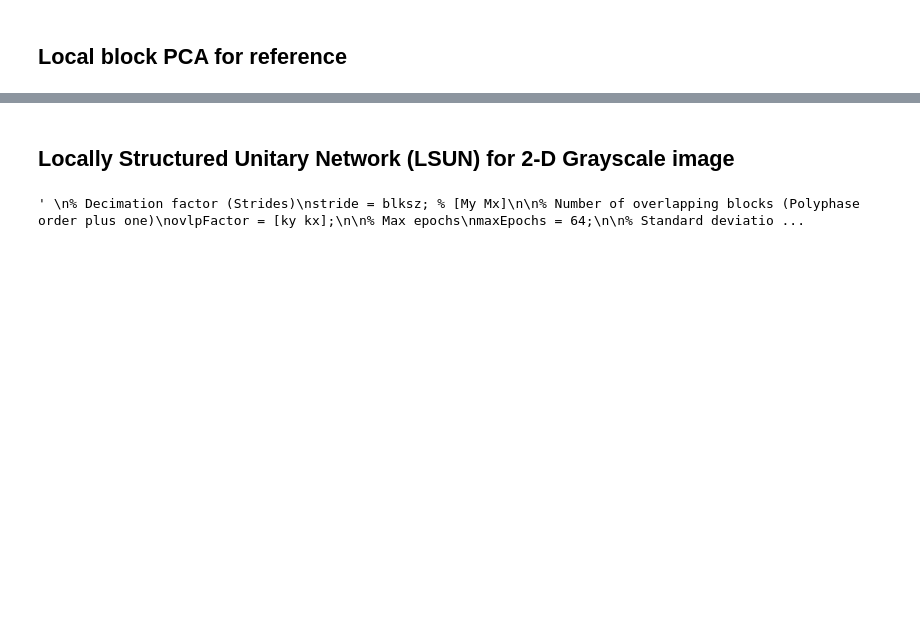
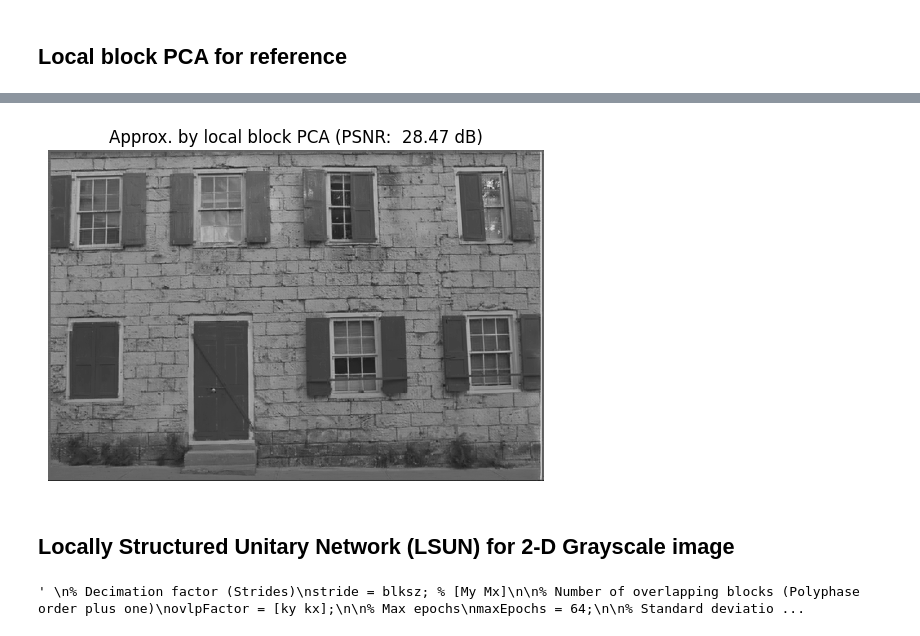
Before and after one commit to msiplab/TanSacNet, a Jupyter notebook: code/examples/lsun/main_lsun.ipynb, the cells around one changed output, grey strips where cells are left out. Cells and saved outputs as stored; diff of their text form; code cells hidden in the pictures; blank space fills up the shorter version.

```diff
--- a/code/examples/lsun/main_lsun.ipynb
+++ b/code/examples/lsun/main_lsun.ipynb
@@ -150,3 +123,46 @@ end
+# %%
+from support import fcn_extract_blks, fcn_place_blks
+
+# Create Sub-images
+szy, szx = img.shape[1:]
+lbpcaimg = torch.zeros(szy, szx)
+for iBlkRow in range(szy//blksz[0]):
+    for iBlkCol in range(szx//blksz[1]):
+        # Extract ky x kx blocks
+        subblks = fcn_extract_blks(img, [iBlkRow, iBlkCol], blksz, [ky, kx])
+        # Reshape
+        if isMatlabComatible:
+            colblks = unfold(subblks.permute(0,2,1), kernel_size=blksz, stride=blksz)
+        else:
+            colblks = unfold(subblks, kernel_size=blksz, stride=blksz)
+        # PCA
+        mu = colblks.mean(dim=1).unsqueeze(1)
+        colblkszm = colblks - mu
+        C = colblkszm @ colblkszm.T / (colblkszm.shape[1]-1)
+        # SVD
+        U, S, V = C.svd()
+        idxS = S.argsort(descending=True)
+        V = V[:,idxS[:nCoefs]]
+        # Approxiamtion
+        targetblk = fcn_extract_blks(img, [iBlkRow, iBlkCol], blksz, [1, 1])
+        if isMatlabComatible:
+            targetblk = (V @ V.T @ (targetblk.T.reshape(-1)-mu.reshape(-1)) + mu.reshape(-1)).reshape(blksz[1],blksz[0])
+            targetblk = targetblk.T
+        else:
+            targetblk = (V @ V.T @ (targetblk.reshape(-1)-mu.reshape(-1)) + mu.reshape(-1)).reshape(blksz)
+        lbpcaimg = fcn_place_blks(lbpcaimg, targetblk, [iBlkRow, iBlkCol], blksz)
+
+# Calculate PSNR
+mse = torch.mean((img - lbpcaimg)**2)
+psnr = -20.0 * math.log10(math.sqrt(mse.item()))
+
+# Display
+plt.imshow(lbpcaimg.squeeze(), cmap='gray')
+plt.title(f'Approx. by local block PCA (PSNR: {psnr:6.2f} dB)')
+plt.axis('off')
+plt.show()
+# %% [output]
+[figure, added]
 # %% [markdown]
 ## Locally Structured Unitary Network (LSUN) for 2\-D Grayscale image
 # %%
```
Also changed, not shown: parts of 9 cells of this notebook, 1 other file.
